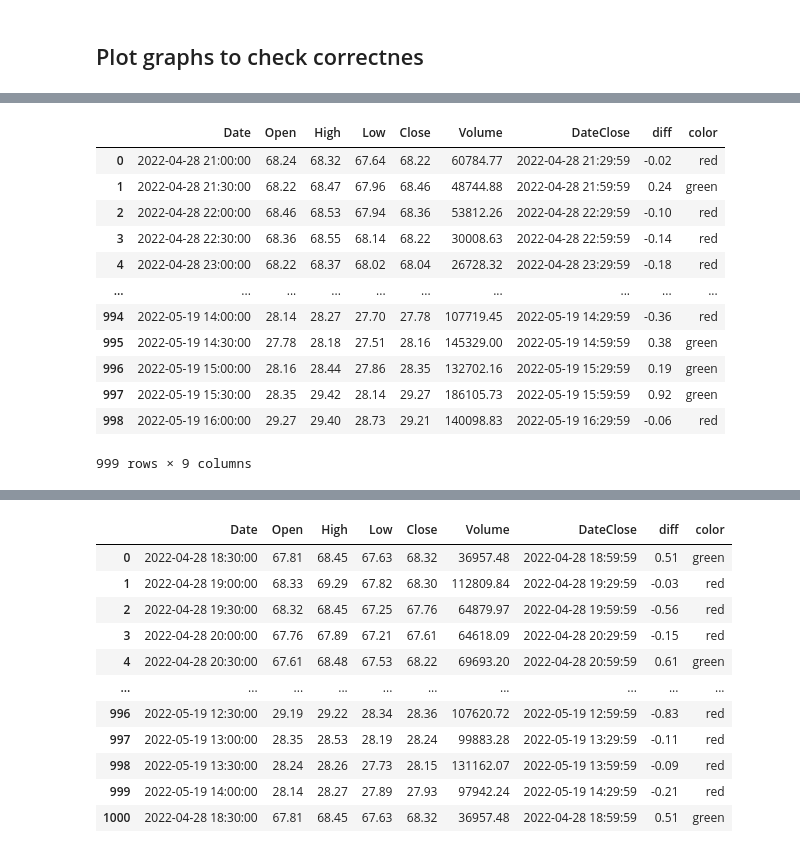
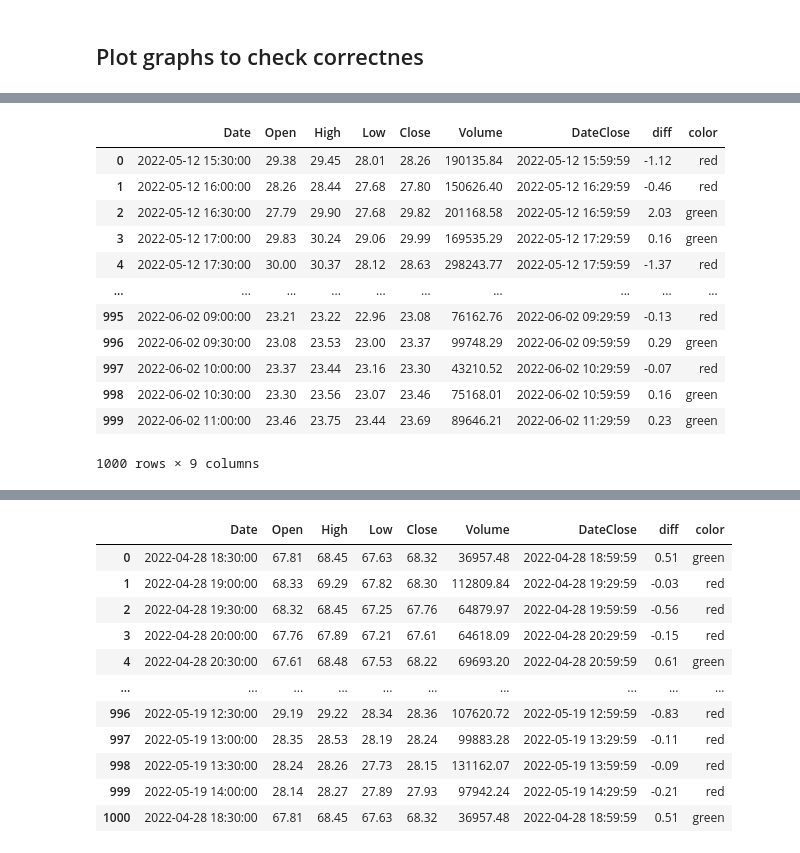
Before and after one commit to MAGLeb/current_practice, a Jupyter notebook: binance_crypto_trading/main.ipynb, the cells around one changed output, grey strips where cells are left out. Saved outputs shown, nothing was run; the diff lists cells and outputs as text; code cells hidden in the pictures.

```diff
--- a/binance_crypto_trading/main.ipynb
+++ b/binance_crypto_trading/main.ipynb
@@ -27,2 +124,15 @@ client = Client(API_KEY, SECRET_KEY)
+# %%
+class Binance(TradeBase):
+    def __init__(self, api_key, secret_key, test_net=False):
+        super().__init__(api_key, secret_key, test_net)
+
+    def _initialise_test_net_client(self):
+        raise "Did not implement session for Test Net."
+
+    def _initialise_client(self):
+        self.client = Client(self._api_key, self._secret_key)
+
+    def get_current_price(self, symbol):
+        return self.client.get_recent_trades(symbol=symbol, limit=1)[0]['price']
 # %% [markdown]
 ## BYBIT
@@ -97,7 +170,9 @@ plot_stocks(df)
 # %%
 token = "AVAXUSDT"
-historical_data = client.klines(token, interval="30m", limit=1000)
-historical_df = create_dataframe_from_binance_data(historical_data)
+status_bargain = StateBargain()
+binance = Binance(BINANCE_API_KEY, BINANCE_SECRET_KEY)
+historical_data = binance.client.get_klines(token, interval="30m", limit=1000)
+historical_df = create_dataframe_from_data(historical_data)
 
 last_open_date = historical_df.iloc[-1]['Date'].timestamp()
 prev_time = int(datetime.datetime.now().timestamp() / 60) * 60
@@ -113,8 +188,8 @@ while True:
     if current_time - prev_time >= 60:
         prev_time = int(current_time / 60) * 60
 
-        current_data = client.klines(token, interval="1m", limit=31)
-        current_df = create_dataframe_from_binance_data(current_data)
+        current_data = binance.client.klines(token, interval="1m", limit=31)
+        current_df = create_dataframe_from_data(current_data)
         current_df = current_df[current_df['Date'].apply(lambda x: x.timestamp()) >= last_open_date]
 
         if current_df.iloc[-1]['Date'].timestamp() - last_open_date >= 1800:
@@ -132,7 +207,8 @@ while True:
         color = 'green' if diff >= 0 else 'red'
 
         copy_historical_df = historical_df.copy()
-        copy_historical_df.loc[len(copy_historical_df)] = [open_date, open_cost, high, low, close_cost, volume, close_date, diff, color]
+        copy_historical_df.loc[len(copy_historical_df)] = [open_date, open_cost, high, low, close_cost, volume,
+                                                           close_date, diff, color]
 
         yellow = copy_historical_df['Close'].ewm(span=100).mean().iloc[-1]
         blue = copy_historical_df['Close'].ewm(span=200).mean().iloc[-1]
@@ -145,9 +221,18 @@ while True:
         print(open_cost, yellow, blue, white_2, white_1, red_2, red_1)
 
         ### LOGIC with buy stocks
+        # 1. find min, max of 5 lines
+        # 2. check if yellow between min and max
+        # 3. open short if previous value of yellow was more then previous max,
+        # otherwise open long if was less then previous min
+        # 4.
+        if yellow
+
 
         if flag:
             last_open_date += 1800
-            historical_df.drop(historical_df.head(1).index, inplace=True).reset_index(drop=True, inplace=True)
-            historical_df.loc[len(historical_df)] = [open_date, open_cost, high, low, close_cost, volume, close_date, diff, color]
+            historical_df.drop(historical_df.head(1).index, inplace=True)
+            historical_df.reset_index(drop=True, inplace=True)
+            historical_df.loc[len(historical_df)] = [open_date, open_cost, high, low, close_cost, volume, close_date,
+                                                     diff, color]
 # %% [output]
@@ -163,16 +240,16 @@ KeyboardInterrupt:
-# %%
-historical_df
-# %% [output]
-|  | Date | Open | High | Low | Close | Volume | DateClose | diff | color |
-| 0 | 2022-04-28 21:00:00 | 68.24 | 68.32 | 67.64 | 68.22 | 60784.77 | 2022-04-28 21:29:59 | -0.02 | red |
-| 1 | 2022-04-28 21:30:00 | 68.22 | 68.47 | 67.96 | 68.46 | 48744.88 | 2022-04-28 21:59:59 | 0.24 | green |
-| 2 | 2022-04-28 22:00:00 | 68.46 | 68.53 | 67.94 | 68.36 | 53812.26 | 2022-04-28 22:29:59 | -0.10 | red |
-| 3 | 2022-04-28 22:30:00 | 68.36 | 68.55 | 68.14 | 68.22 | 30008.63 | 2022-04-28 22:59:59 | -0.14 | red |
-| 4 | 2022-04-28 23:00:00 | 68.22 | 68.37 | 68.02 | 68.04 | 26728.32 | 2022-04-28 23:29:59 | -0.18 | red |
-| ... | ... | ... | ... | ... | ... | ... | ... | ... | ... |
-| 994 | 2022-05-19 14:00:00 | 28.14 | 28.27 | 27.70 | 27.78 | 107719.45 | 2022-05-19 14:29:59 | -0.36 | red |
-| 995 | 2022-05-19 14:30:00 | 27.78 | 28.18 | 27.51 | 28.16 | 145329.00 | 2022-05-19 14:59:59 | 0.38 | green |
-| 996 | 2022-05-19 15:00:00 | 28.16 | 28.44 | 27.86 | 28.35 | 132702.16 | 2022-05-19 15:29:59 | 0.19 | green |
-| 997 | 2022-05-19 15:30:00 | 28.35 | 29.42 | 28.14 | 29.27 | 186105.73 | 2022-05-19 15:59:59 | 0.92 | green |
-| 998 | 2022-05-19 16:00:00 | 29.27 | 29.40 | 28.73 | 29.21 | 140098.83 | 2022-05-19 16:29:59 | -0.06 | red |
-999 rows × 9 columns
+# %%
+copy_historical_df
+# %% [output]
+|  | Date | Open | High | Low | Close | Volume | DateClose | diff | color |
+| 0 | 2022-05-12 15:30:00 | 29.38 | 29.45 | 28.01 | 28.26 | 190135.84 | 2022-05-12 15:59:59 | -1.12 | red |
+| 1 | 2022-05-12 16:00:00 | 28.26 | 28.44 | 27.68 | 27.80 | 150626.40 | 2022-05-12 16:29:59 | -0.46 | red |
+| 2 | 2022-05-12 16:30:00 | 27.79 | 29.90 | 27.68 | 29.82 | 201168.58 | 2022-05-12 16:59:59 | 2.03 | green |
+| 3 | 2022-05-12 17:00:00 | 29.83 | 30.24 | 29.06 | 29.99 | 169535.29 | 2022-05-12 17:29:59 | 0.16 | green |
+| 4 | 2022-05-12 17:30:00 | 30.00 | 30.37 | 28.12 | 28.63 | 298243.77 | 2022-05-12 17:59:59 | -1.37 | red |
+| ... | ... | ... | ... | ... | ... | ... | ... | ... | ... |
+| 995 | 2022-06-02 09:00:00 | 23.21 | 23.22 | 22.96 | 23.08 | 76162.76 | 2022-06-02 09:29:59 | -0.13 | red |
+| 996 | 2022-06-02 09:30:00 | 23.08 | 23.53 | 23.00 | 23.37 | 99748.29 | 2022-06-02 09:59:59 | 0.29 | green |
+| 997 | 2022-06-02 10:00:00 | 23.37 | 23.44 | 23.16 | 23.30 | 43210.52 | 2022-06-02 10:29:59 | -0.07 | red |
+| 998 | 2022-06-02 10:30:00 | 23.30 | 23.56 | 23.07 | 23.46 | 75168.01 | 2022-06-02 10:59:59 | 0.16 | green |
+| 999 | 2022-06-02 11:00:00 | 23.46 | 23.75 | 23.44 | 23.69 | 89646.21 | 2022-06-02 11:29:59 | 0.23 | green |
+1000 rows × 9 columns
```
Also changed, not shown: parts of 16 cells of this notebook, 8 other files.
